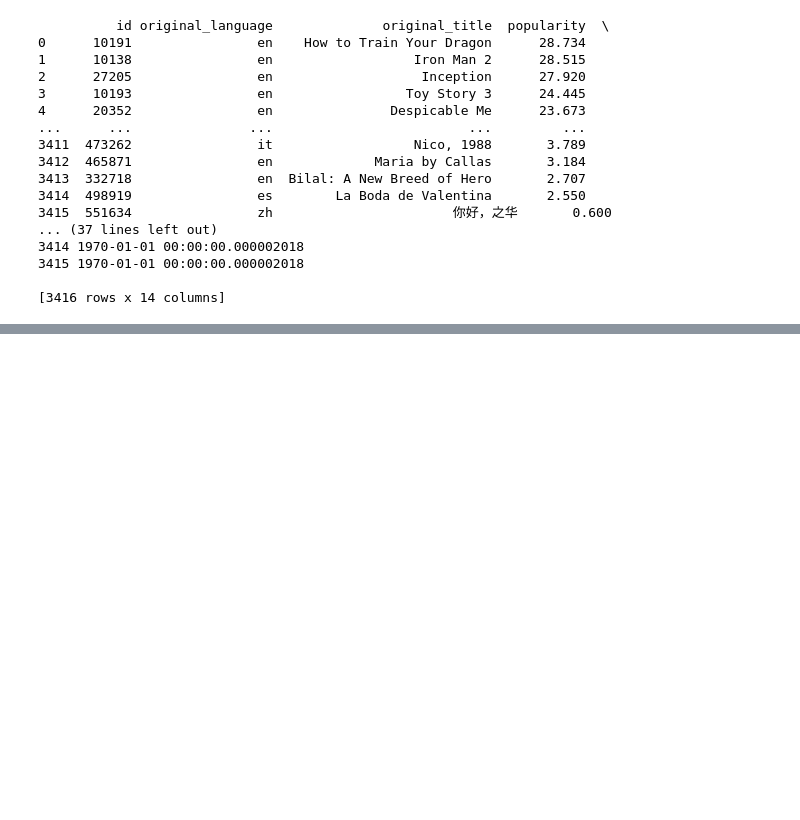
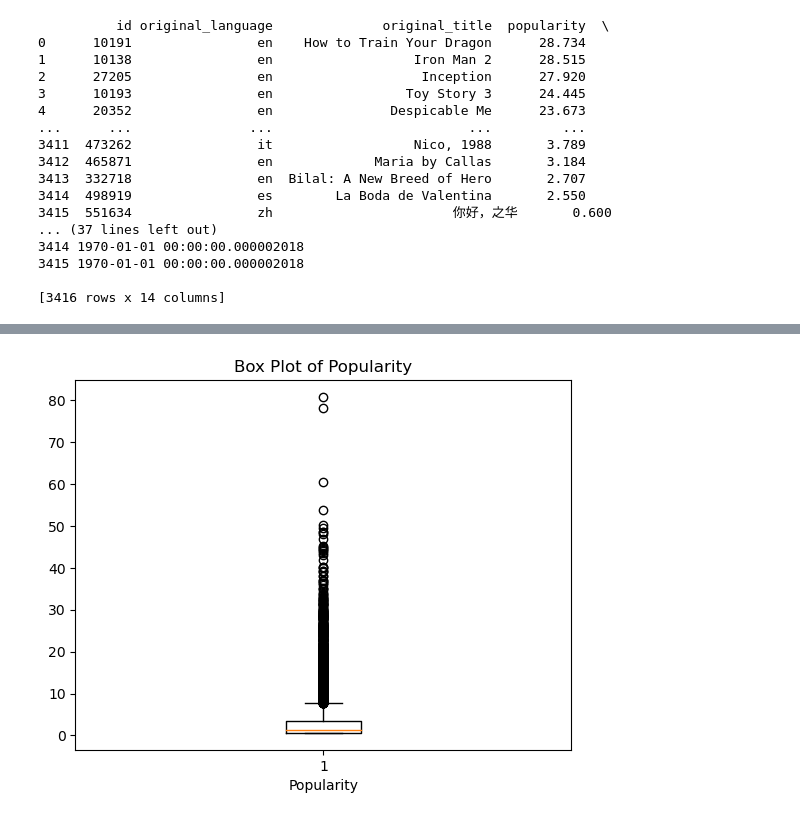
Before and after one commit to Mak-annie/Microsoft-Analysis, a Jupyter notebook: INDEX.ipynb, the cells around one changed output, grey strips where cells are left out. Saved outputs shown, nothing was run; the diff lists cells and outputs as text; code cells hidden in the pictures; blank space fills up the shorter version.

```diff
--- a/INDEX.ipynb
+++ b/INDEX.ipynb
@@ -624,0 +624,8 @@ import matplotlib.pyplot as plt
+# %%
+#box plot
+plt.boxplot(movies_data['popularity'])
+plt.xlabel('Popularity')
+plt.title('Box Plot of Popularity')
+plt.show()
+# %% [output]
+[figure, added]
```
Also changed, not shown: parts of 11 cells of this notebook.
